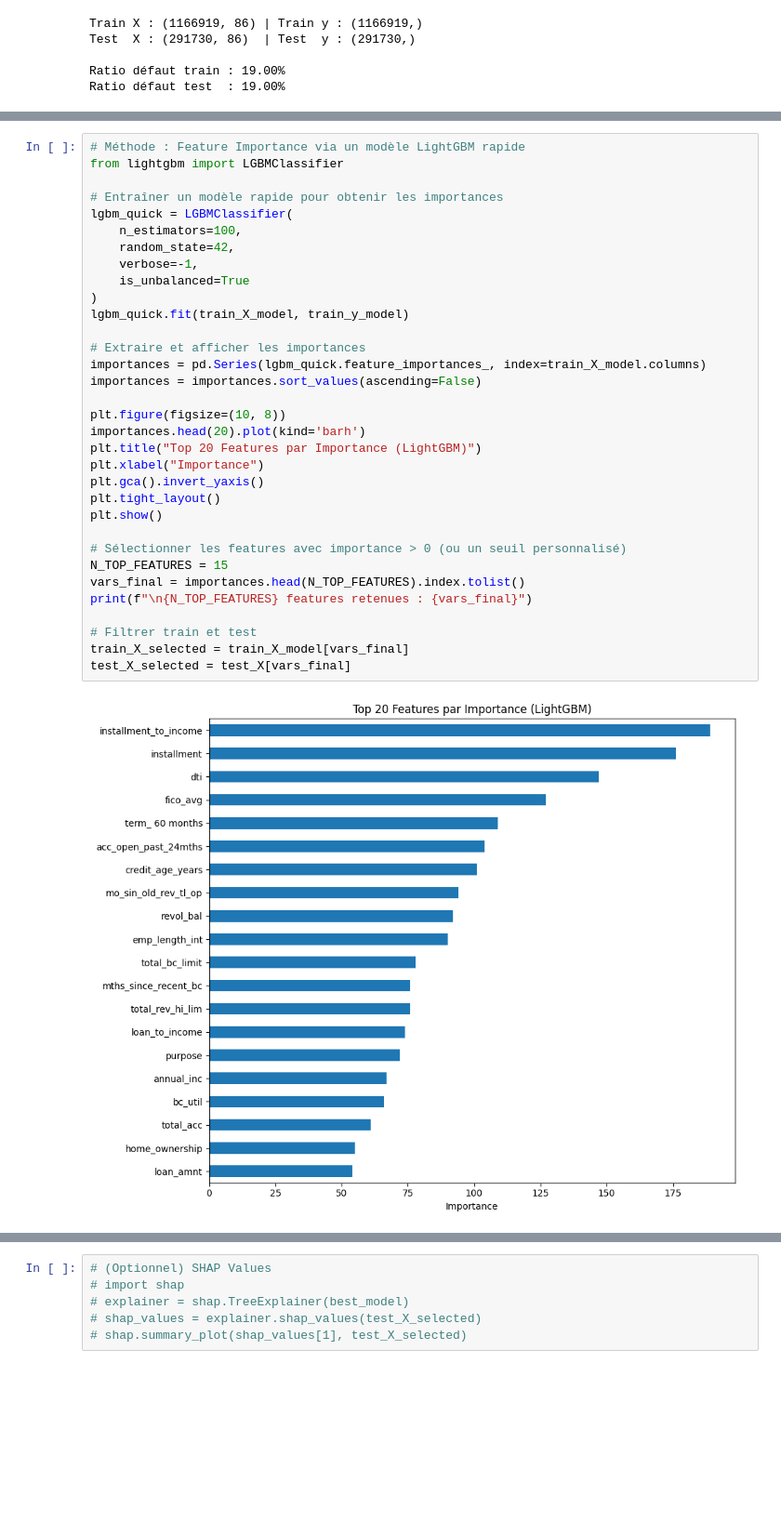
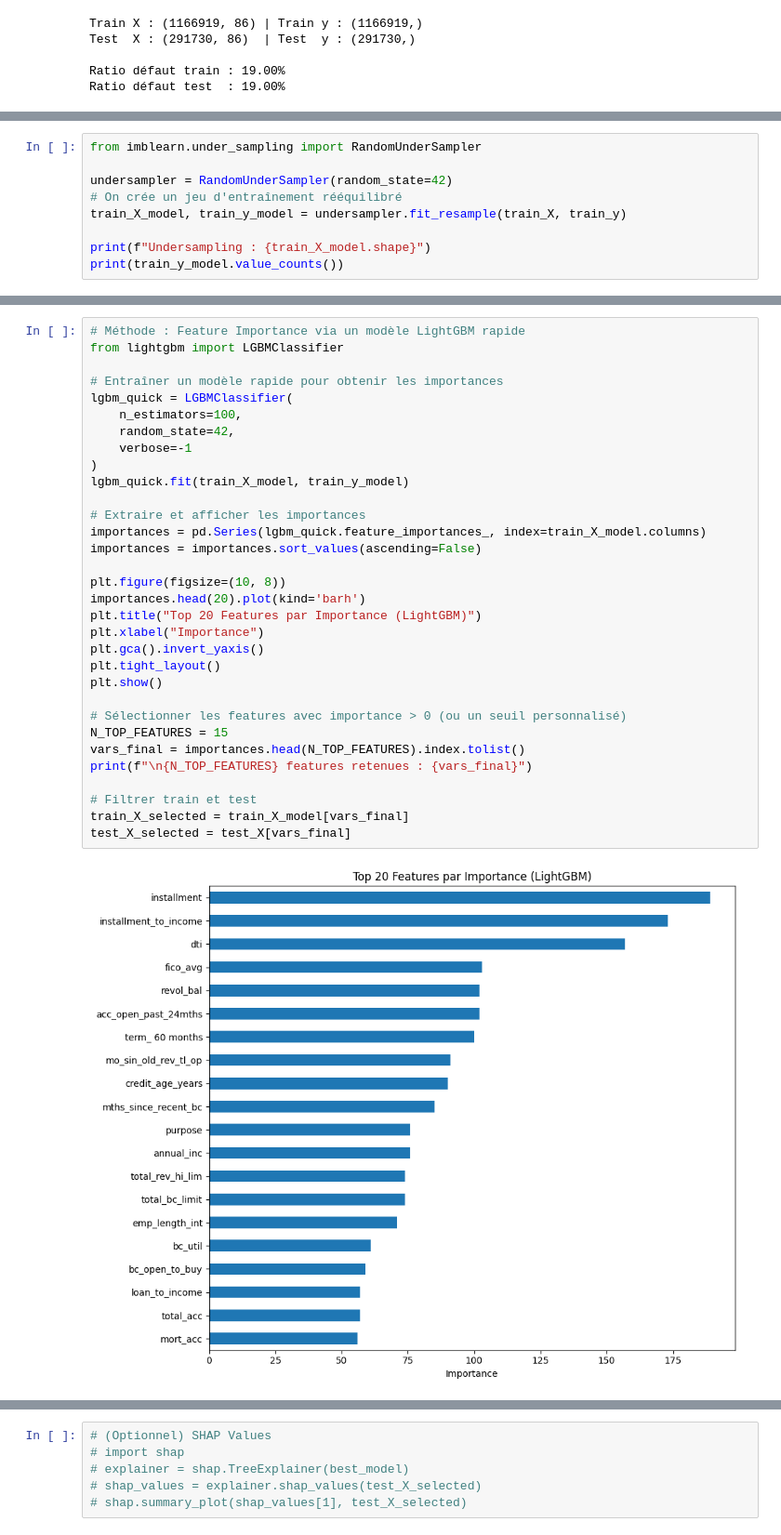
Before and after one commit to SeiDra/lending-club-prediction, a Jupyter notebook: du_sda_ml2_P4_modeling.ipynb, the cells around one changed output, grey strips where cells are left out. Shown at 93% size. Saved outputs shown, nothing was run; the diff lists cells and outputs as text; blank space fills up the shorter version.

```diff
--- a/du_sda_ml2_P4_modeling.ipynb
+++ b/du_sda_ml2_P4_modeling.ipynb
@@ -59,0 +47,9 @@ Name: count, dtype: int64
+# %%
+from imblearn.under_sampling import RandomUnderSampler
+
+undersampler = RandomUnderSampler(random_state=42)
+# On crée un jeu d'entraînement rééquilibré
+train_X_model, train_y_model = undersampler.fit_resample(train_X, train_y)
+
+print(f"Undersampling : {train_X_model.shape}")
+print(train_y_model.value_counts())
@@ -62,33 +64,32 @@ Name: count, dtype: int64
 from lightgbm import LGBMClassifier
 
 # Entraîner un modèle rapide pour obtenir les importances
 lgbm_quick = LGBMClassifier(
     n_estimators=100,
     random_state=42,
-    verbose=-1,
-    is_unbalanced=True
+    verbose=-1
 )
 lgbm_quick.fit(train_X_model, train_y_model)
 
 # Extraire et afficher les importances
 importances = pd.Series(lgbm_quick.feature_importances_, index=train_X_model.columns)
 importances = importances.sort_values(ascending=False)
 
 plt.figure(figsize=(10, 8))
 importances.head(20).plot(kind='barh')
 plt.title("Top 20 Features par Importance (LightGBM)")
 plt.xlabel("Importance")
 plt.gca().invert_yaxis()
 plt.tight_layout()
 plt.show()
 
 # Sélectionner les features avec importance > 0 (ou un seuil personnalisé)
 N_TOP_FEATURES = 15
 vars_final = importances.head(N_TOP_FEATURES).index.tolist()
 print(f"\n{N_TOP_FEATURES} features retenues : {vars_final}")
 
 # Filtrer train et test
 train_X_selected = train_X_model[vars_final]
 test_X_selected = test_X[vars_final]
 # %% [output]
-[figure, old version]
+[figure, new version]
```
Also changed, not shown: parts of 9 cells of this notebook.
